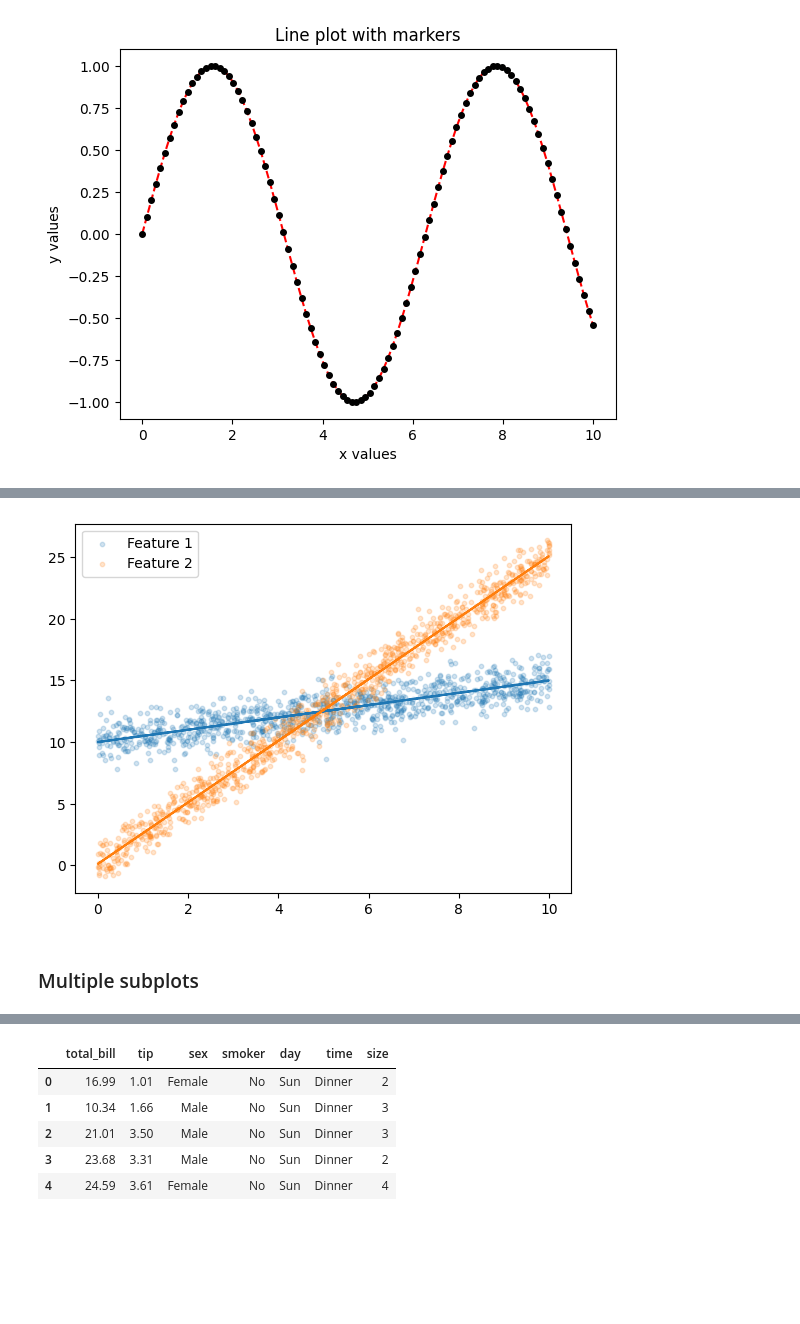
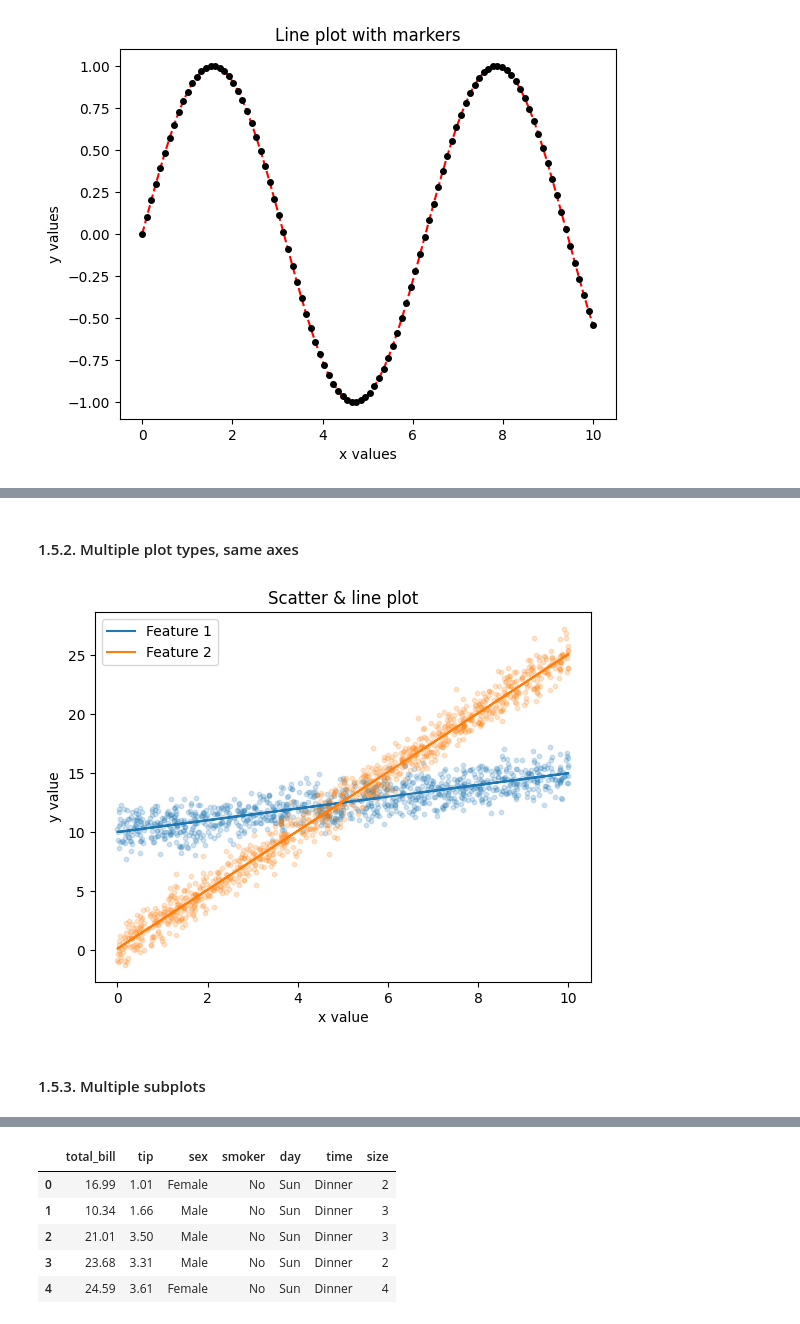
Before and after one commit to pallavitalasila26/FSA_devops, a Jupyter notebook: notebooks/unit2/Lesson_11_demo.ipynb, the cells around one changed output, grey strips where cells are left out. Saved outputs shown, nothing was run; the diff lists cells and outputs as text; code cells hidden in the pictures; blank space fills up the shorter version.

```diff
--- a/notebooks/unit2/Lesson_11_demo.ipynb
+++ b/notebooks/unit2/Lesson_11_demo.ipynb
@@ -196,13 +219,19 @@ plt.show()
+# %% [markdown]
+#### 1.5.2. Multiple plot types, same axes
 # %%
-plt.scatter(df['x'], df['y1_noise'], s=10, alpha=0.2, label='Feature 1')
-plt.scatter(df['x'], df['y2_noise'], s=10, alpha=0.2, label='Feature 2')
+plt.title('Scatter & line plot')
+plt.scatter(df['x'], df['y1_noise'], s=10, alpha=0.2)
+plt.scatter(df['x'], df['y2_noise'], s=10, alpha=0.2)
 
-plt.plot(df['x'], df['y1_linear'])
-plt.plot(df['x'], df['y2_linear'])
+plt.plot(df['x'], df['y1_linear'], label='Feature 1')
+plt.plot(df['x'], df['y2_linear'], label='Feature 2')
+
+plt.xlabel('x value')
+plt.ylabel('y value')
 
 plt.legend()
 plt.show()
 # %% [output]
-[figure, old version]
+[figure, new version]
 # %% [markdown]
-### Multiple subplots
+#### 1.5.3. Multiple subplots
```
Also changed, not shown: parts of 36 cells of this notebook, 1 other file.
